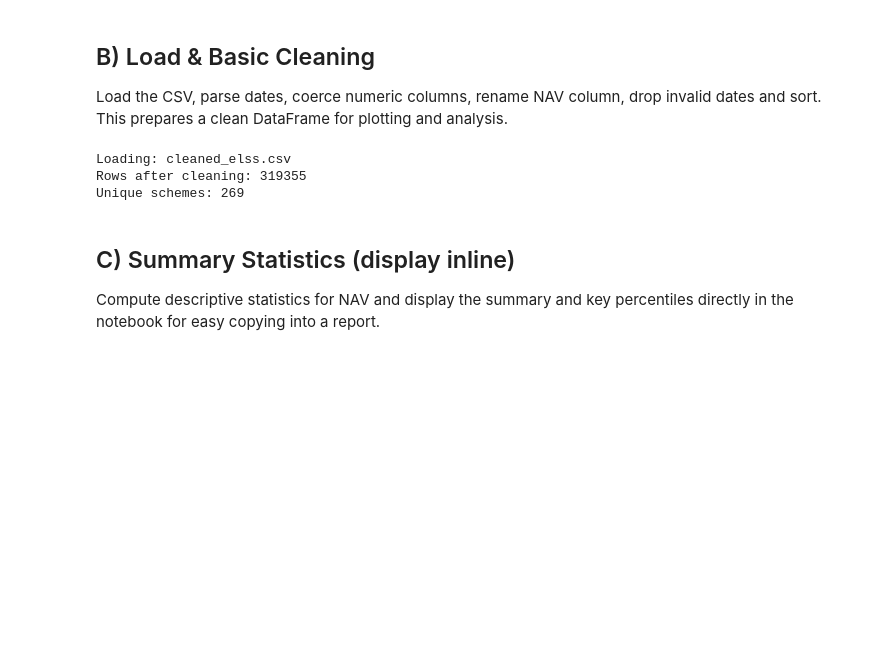
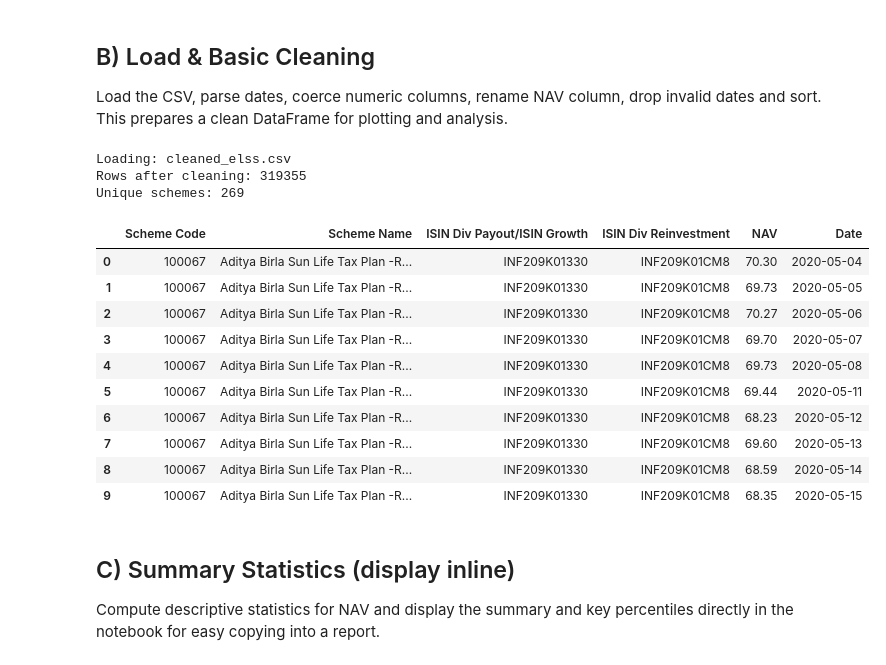
Before and after one commit to Sanya-Vaishnvi/EDA-project, a Jupyter notebook: 3_univariate.ipynb, the cells around one changed output. Cells and saved outputs as stored; diff of their text form; code cells hidden in the pictures; blank space fills up the shorter version.

```diff
--- a/3_univariate.ipynb
+++ b/3_univariate.ipynb
@@ -44,34 +40,42 @@ Load the CSV, parse dates, coerce numeric columns, rename NAV column, drop inval
 # %%
 # B) Load & Basic Cleaning
 def load_and_clean(path):
     print('Loading:', path)
     df = pd.read_csv(path, dtype=str)
     # parse date column
     df['Date'] = pd.to_datetime(df['Date'], errors='coerce')
 
     # numeric columns cleanup
-    num_cols = ['Net Asset Value', 'Repurchase Price', 'Sale Price']
+    num_cols = ['NAV', 'Repurchase Price', 'Sale Price']
     for col in num_cols:
         if col in df.columns:
             df[col] = df[col].str.replace(',', '', regex=False)
             df[col] = pd.to_numeric(df[col], errors='coerce')
-
-    # standardize NAV column name
-    if 'Net Asset Value' in df.columns:
-        df = df.rename(columns={'Net Asset Value': 'NAV'})
 
     # drop rows with invalid dates and sort
     df = df.dropna(subset=['Date']).sort_values(['Scheme Code', 'Date']).reset_index(drop=True)
     df['Scheme Code'] = df['Scheme Code'].astype(str)
     print('Rows after cleaning:', len(df))
     print('Unique schemes:', df['Scheme Code'].nunique())
     return df
 
 df = load_and_clean(CSV_FILE)
+df.head(10)
 # %% [output]
 Loading: cleaned_elss.csv
 Rows after cleaning: 319355
 Unique schemes: 269
+|  | Scheme Code | Scheme Name | ISIN Div Payout/ISIN Growth | ISIN Div Reinvestment | NAV | Date |
+| 0 | 100067 | Aditya Birla Sun Life Tax Plan -R... | INF209K01330 | INF209K01CM8 | 70.30 | 2020-05-04 |
+| 1 | 100067 | Aditya Birla Sun Life Tax Plan -R... | INF209K01330 | INF209K01CM8 | 69.73 | 2020-05-05 |
+| 2 | 100067 | Aditya Birla Sun Life Tax Plan -R... | INF209K01330 | INF209K01CM8 | 70.27 | 2020-05-06 |
+| 3 | 100067 | Aditya Birla Sun Life Tax Plan -R... | INF209K01330 | INF209K01CM8 | 69.70 | 2020-05-07 |
+| 4 | 100067 | Aditya Birla Sun Life Tax Plan -R... | INF209K01330 | INF209K01CM8 | 69.73 | 2020-05-08 |
+| 5 | 100067 | Aditya Birla Sun Life Tax Plan -R... | INF209K01330 | INF209K01CM8 | 69.44 | 2020-05-11 |
+| 6 | 100067 | Aditya Birla Sun Life Tax Plan -R... | INF209K01330 | INF209K01CM8 | 68.23 | 2020-05-12 |
+| 7 | 100067 | Aditya Birla Sun Life Tax Plan -R... | INF209K01330 | INF209K01CM8 | 69.60 | 2020-05-13 |
+| 8 | 100067 | Aditya Birla Sun Life Tax Plan -R... | INF209K01330 | INF209K01CM8 | 68.59 | 2020-05-14 |
+| 9 | 100067 | Aditya Birla Sun Life Tax Plan -R... | INF209K01330 | INF209K01CM8 | 68.35 | 2020-05-15 |
 # %% [markdown]
 ## C) Summary Statistics (display inline)
 
```
Also changed, not shown: parts of 6 cells of this notebook.
